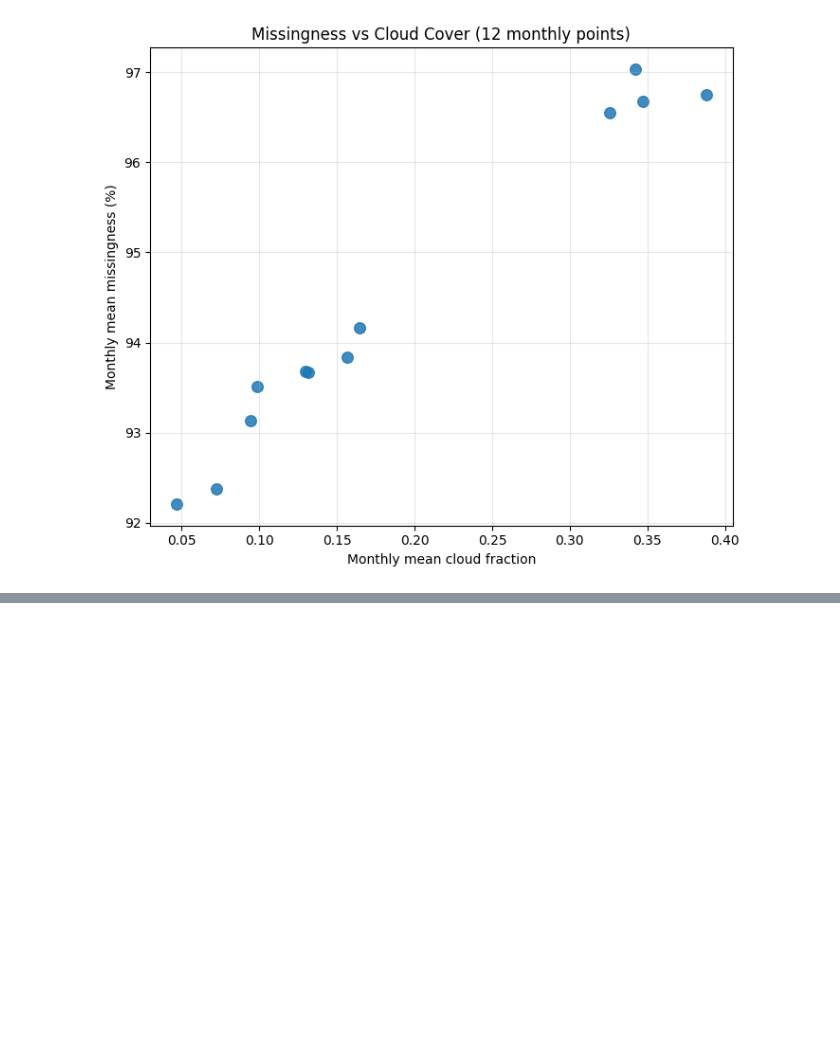
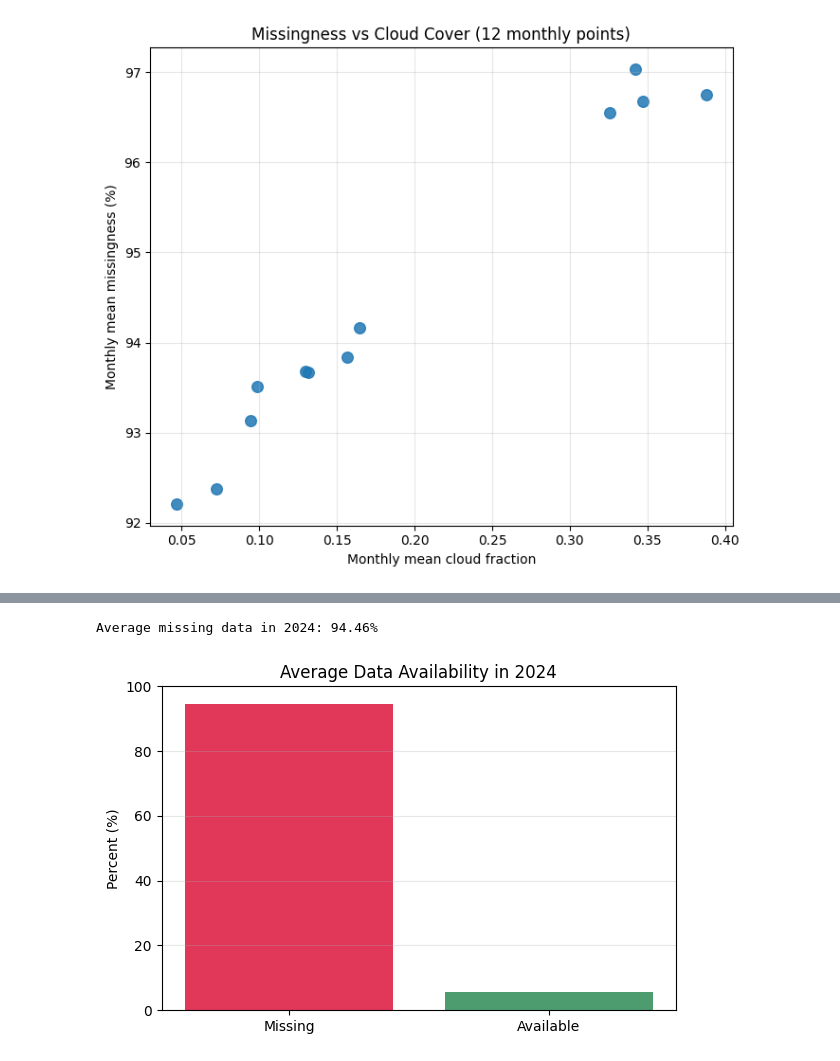
Before and after one commit to ArjSheth/ClimateConsciousImli, a Jupyter notebook: missingdata_analysis.ipynb, the cells around one changed output, grey strips where cells are left out. Saved outputs shown, nothing was run; the diff lists cells and outputs as text; code cells hidden in the pictures; blank space fills up the shorter version.

```diff
--- a/missingdata_analysis.ipynb
+++ b/missingdata_analysis.ipynb
@@ -236,0 +268,23 @@ plt.show()
+# %%
+# Yearly average missing data (%)
+if len(monthly_num_images) == len(monthly_missing):
+    yearly_avg_missing = np.average(monthly_missing, weights=monthly_num_images)  # weighted
+else:
+    yearly_avg_missing = np.mean(monthly_missing)  # fallback
+
+yearly_avg_available = 100 - yearly_avg_missing
+
+print(f"Average missing data in {test_start[:4]}: {yearly_avg_missing:.2f}%")
+
+plt.figure(figsize=(6, 4))
+plt.bar(["Missing", "Available"], [yearly_avg_missing, yearly_avg_available],
+        color=["crimson", "seagreen"], alpha=0.85)
+plt.ylim(0, 100)
+plt.ylabel("Percent (%)")
+plt.title(f"Average Data Availability in {test_start[:4]}")
+plt.grid(axis="y", alpha=0.3)
+plt.tight_layout()
+plt.show()
+# %% [output]
+Average missing data in 2024: 94.46%
+[figure, added]
```
Also changed, not shown: parts of 4 cells of this notebook.
